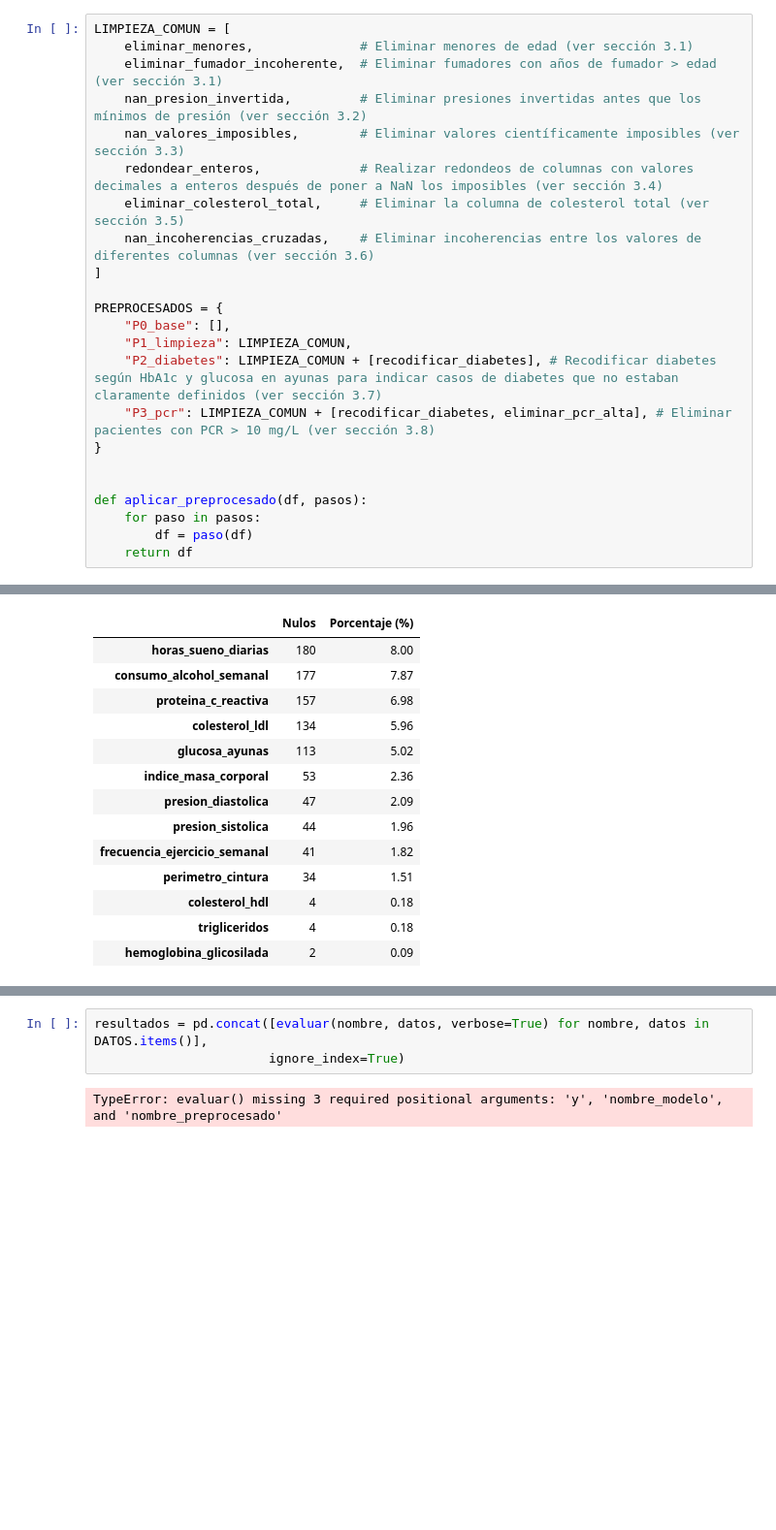
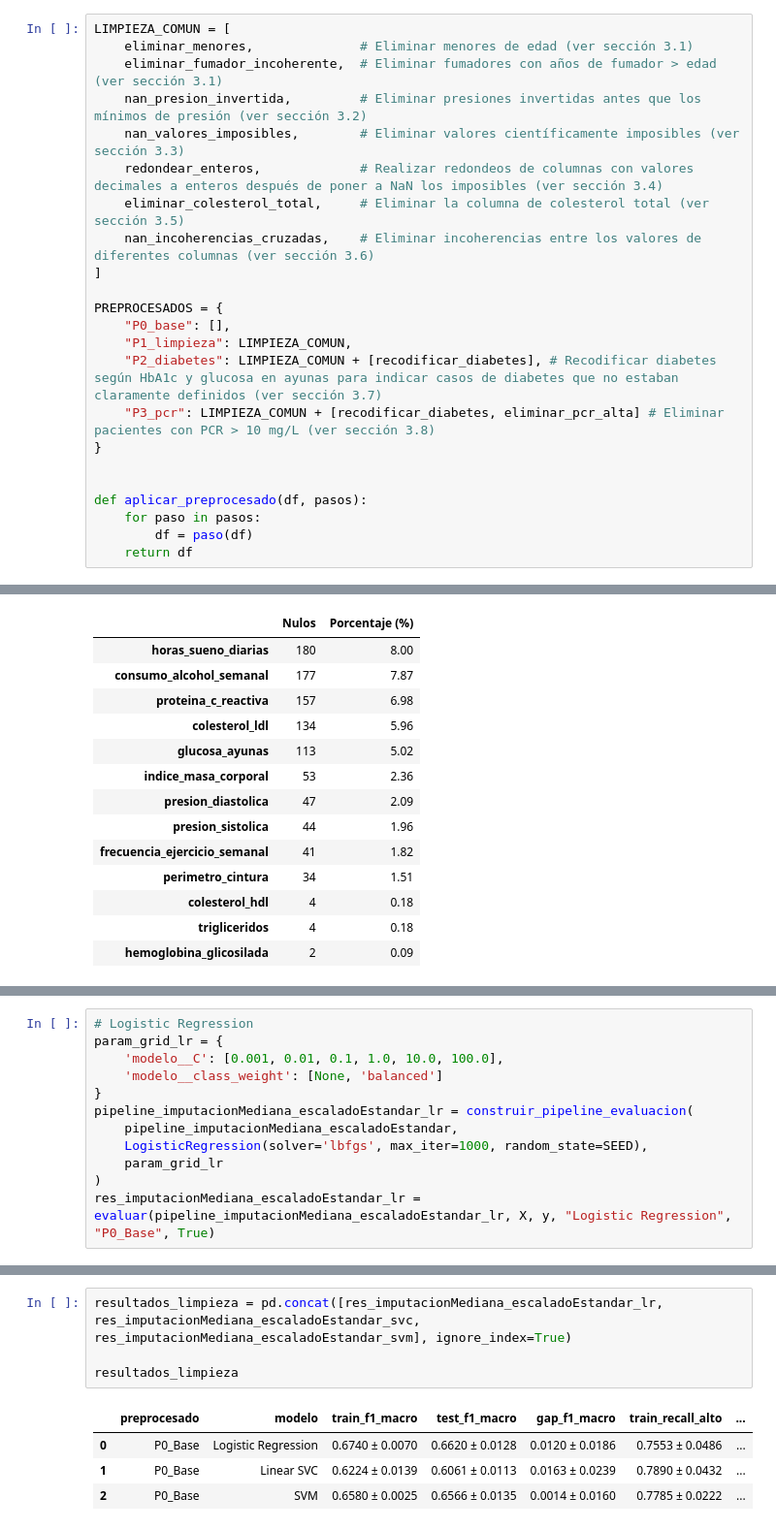
Before and after one commit to madalenointhemorning/MachineLearningUMU, a Jupyter notebook: notebooks/02_preprocesamiento.ipynb, the cells around one changed output, grey strips where cells are left out. Shown at 97% size. Cells and saved outputs as stored; diff of their text form; blank space fills up the shorter version.

```diff
--- a/notebooks/02_preprocesamiento.ipynb
+++ b/notebooks/02_preprocesamiento.ipynb
@@ -322,7 +323,7 @@ PREPROCESADOS = {
     "P0_base": [],
     "P1_limpieza": LIMPIEZA_COMUN,
     "P2_diabetes": LIMPIEZA_COMUN + [recodificar_diabetes], # Recodificar diabetes según HbA1c y glucosa en ayunas para indicar casos de diabetes que no estaban claramente definidos (ver sección 3.7)
-    "P3_pcr": LIMPIEZA_COMUN + [recodificar_diabetes, eliminar_pcr_alta], # Eliminar pacientes con PCR > 10 mg/L (ver sección 3.8)
+    "P3_pcr": LIMPIEZA_COMUN + [recodificar_diabetes, eliminar_pcr_alta] # Eliminar pacientes con PCR > 10 mg/L (ver sección 3.8)
 }
 
 
@@ -546,0 +588,12 @@ Resumen global:
+# %%
+# Logistic Regression
+param_grid_lr = {
+    'modelo__C': [0.001, 0.01, 0.1, 1.0, 10.0, 100.0],
+    'modelo__class_weight': [None, 'balanced']
+}
+pipeline_imputacionMediana_escaladoEstandar_lr = construir_pipeline_evaluacion(
+    pipeline_imputacionMediana_escaladoEstandar,
+    LogisticRegression(solver='lbfgs', max_iter=1000, random_state=SEED),
+    param_grid_lr
+)
+res_imputacionMediana_escaladoEstandar_lr = evaluar(pipeline_imputacionMediana_escaladoEstandar_lr, X, y, "Logistic Regression", "P0_Base", True)
@@ -547,5 +742,9 @@ Resumen global:
 # %%
-resultados = pd.concat([evaluar(nombre, datos, verbose=True) for nombre, datos in DATOS.items()],
-                       ignore_index=True)
+resultados_limpieza = pd.concat([res_imputacionMediana_escaladoEstandar_lr, res_imputacionMediana_escaladoEstandar_svc, res_imputacionMediana_escaladoEstandar_svm], ignore_index=True)
+
+resultados_limpieza
 # %% [output]
-TypeError: evaluar() missing 3 required positional arguments: 'y', 'nombre_modelo', and 'nombre_preprocesado'
+|  | preprocesado | modelo | train_f1_macro | test_f1_macro | gap_f1_macro | train_recall_alto | ... |
+| 0 | P0_Base | Logistic Regression | 0.6740 ± 0.0070 | 0.6620 ± 0.0128 | 0.0120 ± 0.0186 | 0.7553 ± 0.0486 | ... |
+| 1 | P0_Base | Linear SVC | 0.6224 ± 0.0139 | 0.6061 ± 0.0113 | 0.0163 ± 0.0239 | 0.7890 ± 0.0432 | ... |
+| 2 | P0_Base | SVM | 0.6580 ± 0.0025 | 0.6566 ± 0.0135 | 0.0014 ± 0.0160 | 0.7785 ± 0.0222 | ... |
```
Also changed, not shown: parts of 34 cells of this notebook.
